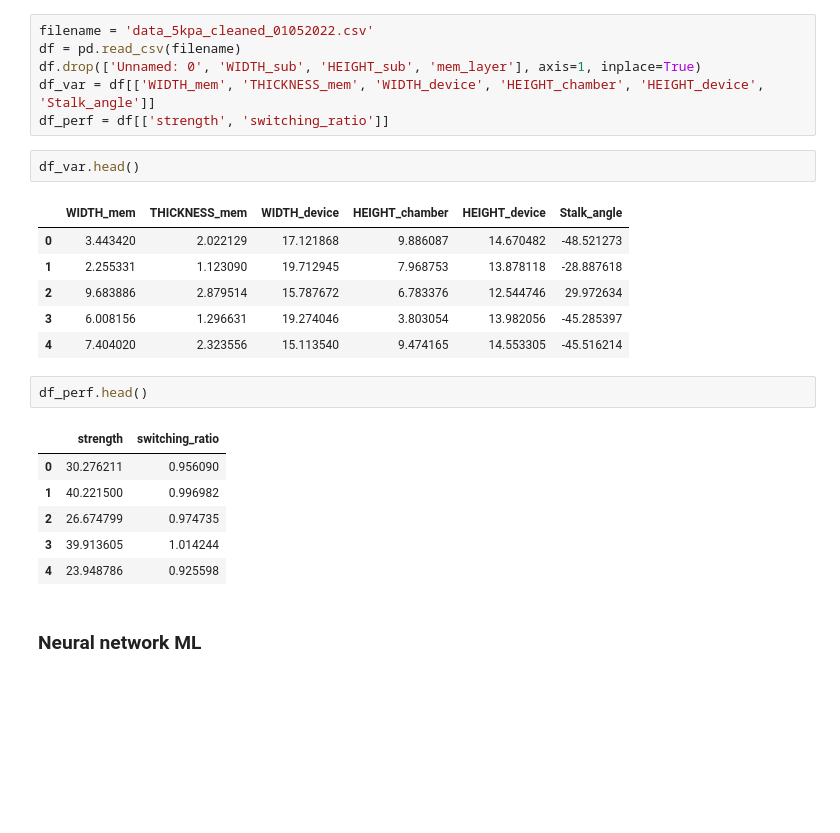
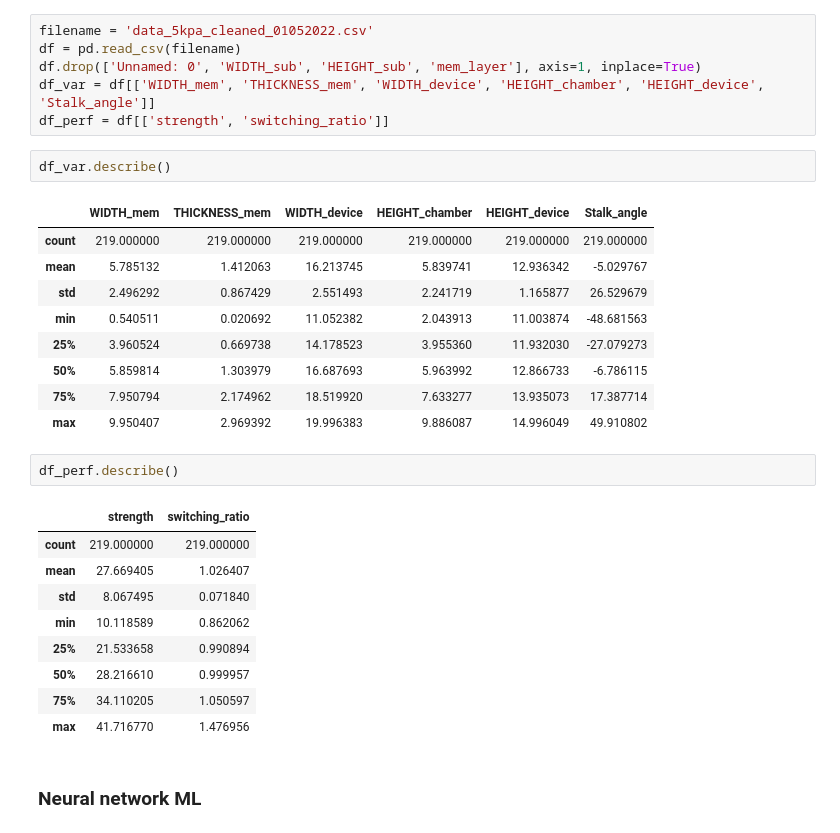
Before and after one commit to BOWENmeZHENG/adhesion, a Jupyter notebook: neural_net_strength_switchratio.ipynb, the cells around one changed output. Cells and saved outputs as stored; diff of their text form; blank space fills up the shorter version.

```diff
--- a/neural_net_strength_switchratio.ipynb
+++ b/neural_net_strength_switchratio.ipynb
@@ -16,23 +16,29 @@ df.drop(['Unnamed: 0', 'WIDTH_sub', 'HEIGHT_sub', 'mem_layer'], axis=1, inplace=
 df_var = df[['WIDTH_mem', 'THICKNESS_mem', 'WIDTH_device', 'HEIGHT_chamber', 'HEIGHT_device', 'Stalk_angle']]
 df_perf = df[['strength', 'switching_ratio']]
 # %%
-df_var.head()
+df_var.describe()
 # %% [output]
 |  | WIDTH_mem | THICKNESS_mem | WIDTH_device | HEIGHT_chamber | HEIGHT_device | Stalk_angle |
-| 0 | 3.443420 | 2.022129 | 17.121868 | 9.886087 | 14.670482 | -48.521273 |
-| 1 | 2.255331 | 1.123090 | 19.712945 | 7.968753 | 13.878118 | -28.887618 |
-| 2 | 9.683886 | 2.879514 | 15.787672 | 6.783376 | 12.544746 | 29.972634 |
-| 3 | 6.008156 | 1.296631 | 19.274046 | 3.803054 | 13.982056 | -45.285397 |
-| 4 | 7.404020 | 2.323556 | 15.113540 | 9.474165 | 14.553305 | -45.516214 |
+| count | 219.000000 | 219.000000 | 219.000000 | 219.000000 | 219.000000 | 219.000000 |
+| mean | 5.785132 | 1.412063 | 16.213745 | 5.839741 | 12.936342 | -5.029767 |
+| std | 2.496292 | 0.867429 | 2.551493 | 2.241719 | 1.165877 | 26.529679 |
+| min | 0.540511 | 0.020692 | 11.052382 | 2.043913 | 11.003874 | -48.681563 |
+| 25% | 3.960524 | 0.669738 | 14.178523 | 3.955360 | 11.932030 | -27.079273 |
+| 50% | 5.859814 | 1.303979 | 16.687693 | 5.963992 | 12.866733 | -6.786115 |
+| 75% | 7.950794 | 2.174962 | 18.519920 | 7.633277 | 13.935073 | 17.387714 |
+| max | 9.950407 | 2.969392 | 19.996383 | 9.886087 | 14.996049 | 49.910802 |
 # %%
-df_perf.head()
+df_perf.describe()
 # %% [output]
 |  | strength | switching_ratio |
-| 0 | 30.276211 | 0.956090 |
-| 1 | 40.221500 | 0.996982 |
-| 2 | 26.674799 | 0.974735 |
-| 3 | 39.913605 | 1.014244 |
-| 4 | 23.948786 | 0.925598 |
+| count | 219.000000 | 219.000000 |
+| mean | 27.669405 | 1.026407 |
+| std | 8.067495 | 0.071840 |
+| min | 10.118589 | 0.862062 |
+| 25% | 21.533658 | 0.990894 |
+| 50% | 28.216610 | 0.999957 |
+| 75% | 34.110205 | 1.050597 |
+| max | 41.716770 | 1.476956 |
 # %% [markdown]
 ### Neural network ML
 # %%
```
Also changed, not shown: parts of 6 cells of this notebook.
